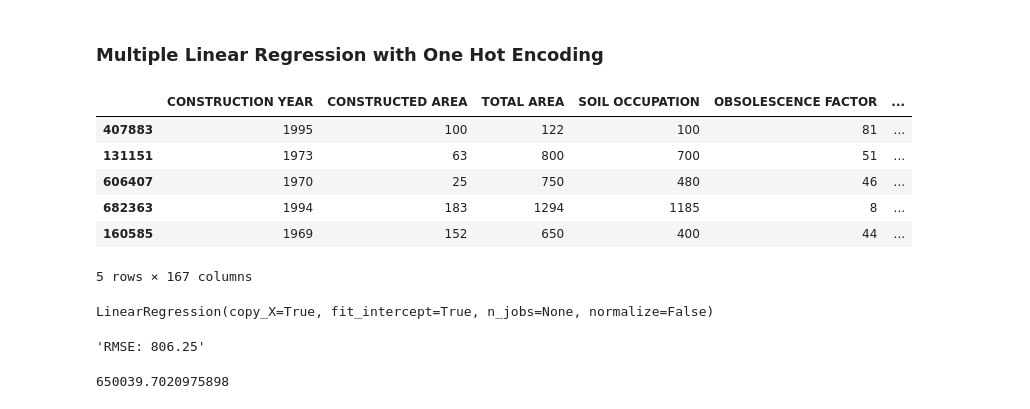
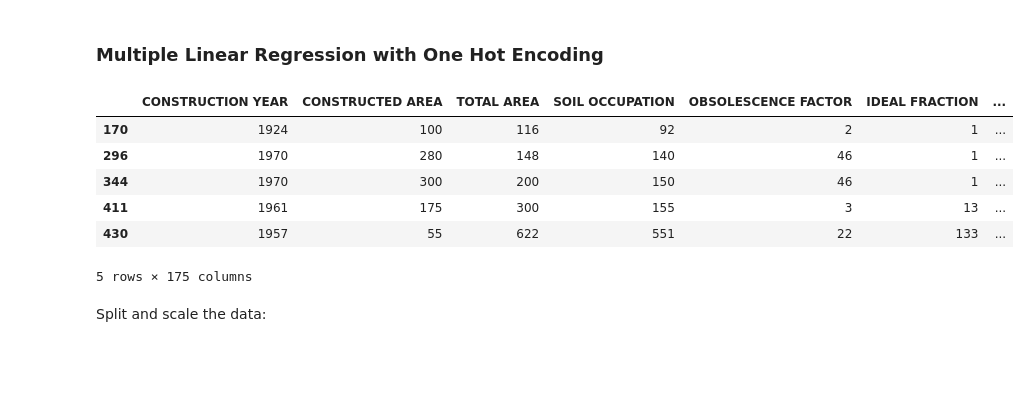
Before and after one commit to guilhermelemmi/landvalue-sp, a Jupyter notebook: FourSquare Land Prices 2.ipynb, the cells around one changed output. Saved outputs shown, nothing was run; the diff lists cells and outputs as text; code cells hidden in the pictures; blank space fills up the shorter version.

```diff
--- a/FourSquare Land Prices 2.ipynb
+++ b/FourSquare Land Prices 2.ipynb
@@ -139,7 +139,7 @@ landvalueDF.rename(columns={
     'AREA OCUPADA':'SOIL OCCUPATION',
     'BAIRRO DO IMOVEL':'NEIGHBOURHOOD',
     'FATOR DE OBSOLESCENCIA':'OBSOLESCENCE FACTOR',
-    'FRACAO IDEAL':'MINIMUN FRACTION',
+    'FRACAO IDEAL':'IDEAL FRACTION',
     'QUANTIDADE DE ESQUINAS/FRENTES':'NUMBER OF FACADES',
     'QUANTIDADE DE PAVIMENTOS':'NUMBER OF FLOORS',
     'TIPO DE PADRAO DA CONSTRUCAO':'CONSTRUCTION TYPE',
@@ -230,0 +227,17 @@ landvalueDF.sort_values(by ='M2 PRICE', ascending=False).head(10)
+# %%
+def remove_outlier(df_in, col_name):
+    q1 = df_in[col_name].quantile(0.25)
+    q3 = df_in[col_name].quantile(0.75)
+    iqr = q3-q1 #Interquartile range
+    fence_low  = q1-3*iqr
+    fence_high = q3+3*iqr
+    df_out = df_in.loc[(df_in[col_name] > fence_low) & (df_in[col_name] < fence_high)]
+    return df_out
+
+
+landvalueDF = remove_outlier(landvalueDF, 'M2 PRICE')
+landvalueDF = remove_outlier(landvalueDF, 'CONSTRUCTED AREA')
+landvalueDF = remove_outlier(landvalueDF, 'CONSTRUCTION YEAR')
+landvalueDF = remove_outlier(landvalueDF, 'IDEAL FRACTION')
+landvalueDF = remove_outlier(landvalueDF, 'SOIL OCCUPATION')
+landvalueDF = remove_outlier(landvalueDF, 'TOTAL AREA')
@@ -454,25 +552,27 @@ r2
 ### Multiple Linear Regression with One Hot Encoding
 # %%
 # Copy the original data
-features = landvalueDF.copy()
+oneHotFeatures = landvalueDF.copy()
 
 # Select the numeric columns
-numeric_subset = landvalueDF.select_dtypes('number')
-categorical_subset = landvalueDF.select_dtypes('object')
+numeric_subset = oneHotFeatures.select_dtypes('number')
+categorical_subset = oneHotFeatures.select_dtypes('object')
 
 # One hot encode
 categorical_subset = pd.get_dummies(categorical_subset)
 
 # Join the two dataframes using concat
 # Make sure to use axis = 1 to perform a column bind
-features = pd.concat([numeric_subset, categorical_subset], axis = 1)
-features.head()
+oneHotFeatures = pd.concat([numeric_subset, categorical_subset], axis = 1)
+oneHotFeatures.head()
 # %% [output]
-|  | CONSTRUCTION YEAR | CONSTRUCTED AREA | TOTAL AREA | SOIL OCCUPATION | OBSOLESCENCE FACTOR | ... |
-| 407883 | 1995 | 100 | 122 | 100 | 81 | ... |
-| 131151 | 1973 | 63 | 800 | 700 | 51 | ... |
-| 606407 | 1970 | 25 | 750 | 480 | 46 | ... |
-| 682363 | 1994 | 183 | 1294 | 1185 | 8 | ... |
-| 160585 | 1969 | 152 | 650 | 400 | 44 | ... |
+|  | CONSTRUCTION YEAR | CONSTRUCTED AREA | TOTAL AREA | SOIL OCCUPATION | OBSOLESCENCE FACTOR | IDEAL FRACTION | ... |
+| 170 | 1924 | 100 | 116 | 92 | 2 | 1 | ... |
+| 296 | 1970 | 280 | 148 | 140 | 46 | 1 | ... |
+| 344 | 1970 | 300 | 200 | 150 | 46 | 1 | ... |
+| 411 | 1961 | 175 | 300 | 155 | 3 | 13 | ... |
+| 430 | 1957 | 55 | 622 | 551 | 22 | 133 | ... |
-5 rows × 167 columns
+5 rows × 175 columns
+# %% [markdown]
+Split and scale the data:
 # %%
@@ -489,16 +586,0 @@ X_train, X_test, y_train, y_test = train_test_split(features[features.columns.dr
-# %%
-model = LinearRegression()
-model.fit(X_train, y_train)
-# %% [output]
-LinearRegression(copy_X=True, fit_intercept=True, n_jobs=None, normalize=False)
-# %%
-y_pred = model.predict(X_test)
-
-'RMSE: %.2f' % np.sqrt(mean_squared_error(y_test, y_pred))
-# %% [output]
-'RMSE: 806.25'
-# %%
-rmse = mean_squared_error(y_test, y_pred)
-rmse
-# %% [output]
-650039.7020975898
```
Also changed, not shown: parts of 87 cells of this notebook.
